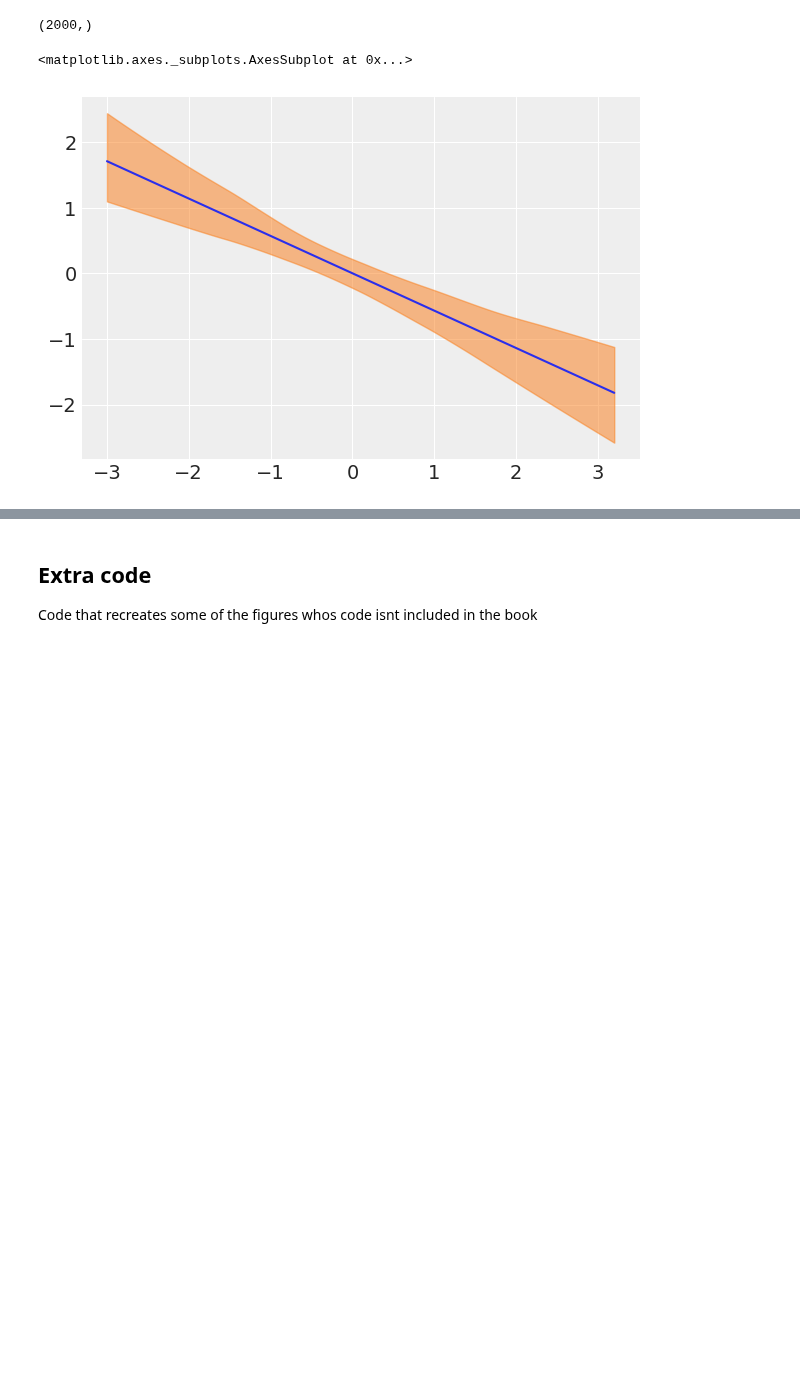
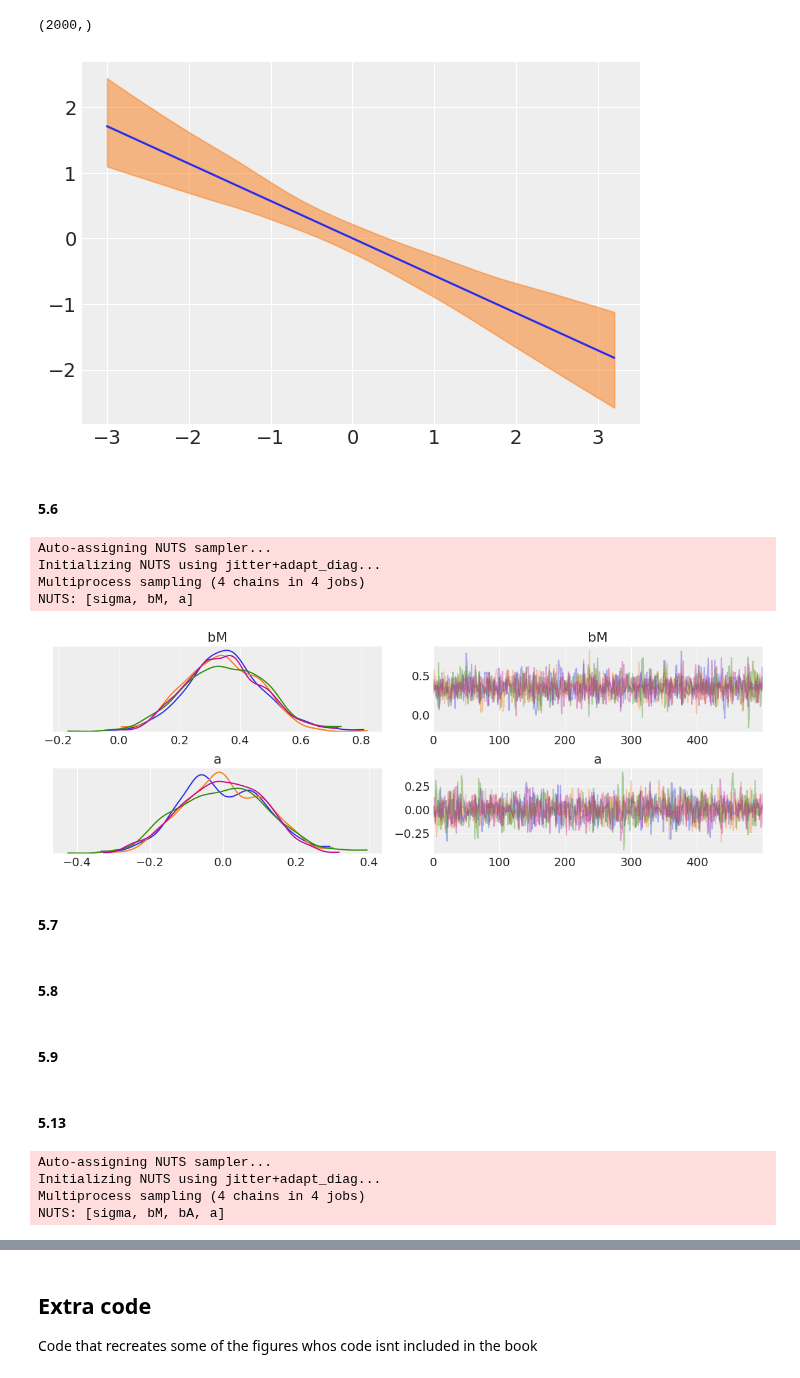
Before and after one commit to pymc-devs/pymc-resources, a Jupyter notebook: Rethinking_2/Chp_05.ipynb, the cells around one changed output, grey strips where cells are left out. Drawn from its saved outputs; the diff is of its cells as text; code cells hidden in the pictures; blank space fills up the shorter version.

```diff
--- a/Rethinking_2/Chp_05.ipynb
+++ b/Rethinking_2/Chp_05.ipynb
@@ -40,7 +41,7 @@ def unstandardize(std_series, original_series):
 # %%
 # Standard regressors and target
 data["Divorce_std"] = standardize(data["Divorce"])
-data["Marriage_sd"] = standardize(data["Marriage"])
+data["Marriage_std"] = standardize(data["Marriage"])
 data["MedianAgeMarriage_std"] = standardize(data["MedianAgeMarriage"])
 # %% [markdown]
 #### Code 5.2
@@ -111,7 +108,54 @@ for i, age_std in enumerate(age_std_seq):
 # I should get 30 averages, one for each x
 mu_mean = mu_pred.mean(axis=1)
 plt.plot(age_std_seq, mu_mean)
-az.plot_hpd(age_std_seq, mu_pred.T)
+
+# This is equivalent of Percent Interval
+az.plot_hpd(age_std_seq, mu_pred.T);
 # %% [output]
-<matplotlib.axes._subplots.AxesSubplot at 0x...>
 [figure]
+# %% [markdown]
+#### 5.6
+# %%
+with pm.Model() as divorce_model_marriage:
+    a = pm.Normal("a", 0, .2)
+    bM = pm.Normal("bM", 0, .5)
+    sigma = pm.Exponential("sigma", 1)
+    mu = pm.Deterministic("mu", a+bM*data["Marriage_std"])
+
+    divorce_rate_std = pm.Normal("divorce_rate_std", mu=mu, sd=sigma, observed = data["Divorce_std"].values)
+    prior_samples = pm.sample_prior_predictive()
+    trace_divorce_marriage = pm.sample()
+# %% [output]
+Auto-assigning NUTS sampler...
+Initializing NUTS using jitter+adapt_diag...
+Multiprocess sampling (4 chains in 4 jobs)
+NUTS: [sigma, bM, a]
+# %%
+az.plot_trace(trace_divorce_marriage, var_names=["bM", "a"]);
+# %% [output]
+[figure, added]
+# %% [markdown]
+#### 5.7
+# %% [markdown]
+#### 5.8
+# %% [markdown]
+#### 5.9
+# %% [markdown]
+#### 5.13
+# %%
+with pm.Model() as divorce_model_marriage_age:
+    a = pm.Normal("a", 0, .2)
+    bA = pm.Normal("bA", 0, .5)
+    bM = pm.Normal("bM", 0, .5)
+
+    sigma = pm.Exponential("sigma", 1)
+    mu = pm.Deterministic("mu", a+bM*data["Marriage_std"] + bA*data["MedianAgeMarriage_std"])
+
+    divorce_rate_std = pm.Normal("divorce_rate_std", mu=mu, sd=sigma, observed = data["Divorce_std"].values)
+    prior_samples = pm.sample_prior_predictive()
+    trace_divorce_marriage_age = pm.sample()
+# %% [output]
+Auto-assigning NUTS sampler...
+Initializing NUTS using jitter+adapt_diag...
+Multiprocess sampling (4 chains in 4 jobs)
+NUTS: [sigma, bM, bA, a]
```
Also changed, not shown: parts of 28 cells of this notebook.
